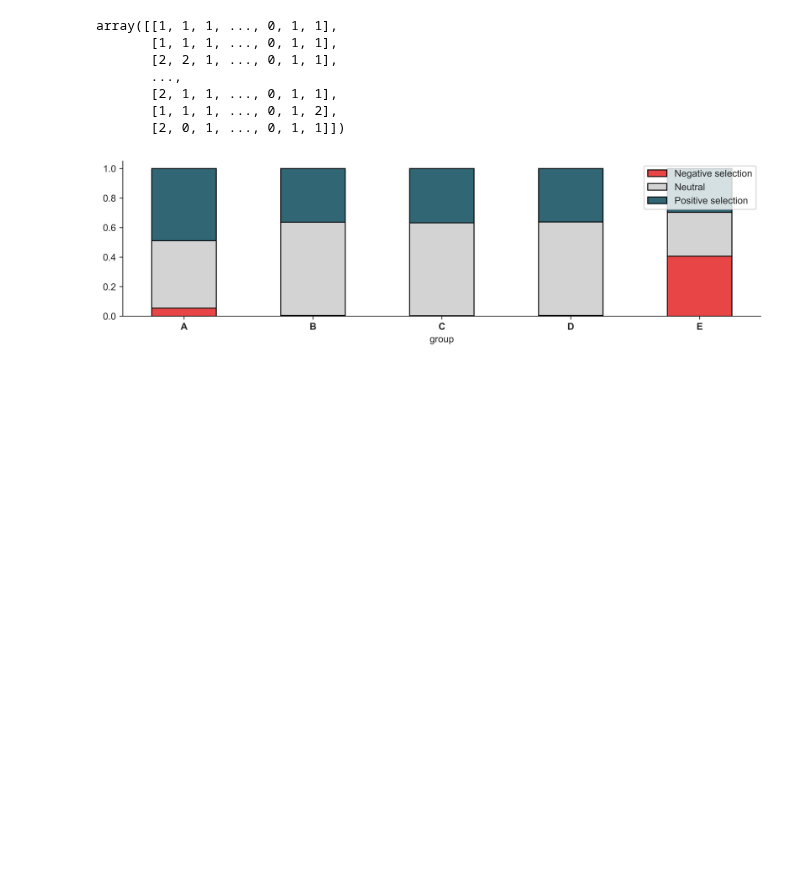
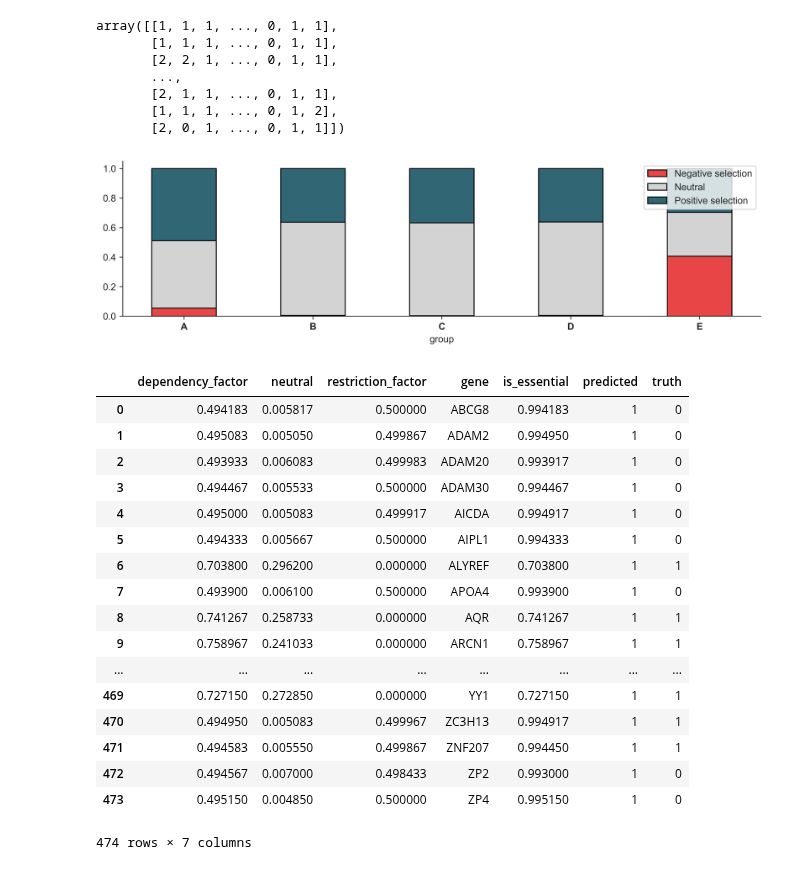
Before and after one commit to cbg-ethz/shm, a Jupyter notebook: analysis/a-structured_hierarchical_linear_models.ipynb, the cells around one changed output. Drawn from its saved outputs; the diff is of its cells as text; code cells hidden in the pictures; blank space fills up the shorter version.

```diff
--- a/analysis/a-structured_hierarchical_linear_models.ipynb
+++ b/analysis/a-structured_hierarchical_linear_models.ipynb
@@ -280,3 +280,8 @@ with CopynumberSHLM(readout, model="mrf", graph=G, use_affinity=True, n_states=3
 Building mrf hierarchical model
 Using categorical MRF with three states
 Building three-state model
+# %%
+trace_dir = "../../../results/biological_ternary/biological_ternary-clustering_model_trace"
+with CopynumberSHLM(readout, model="clustering", graph=G, use_affinity=True, n_states=3) as model:
+    c_trace = pm.load_trace(trace_dir, model = model.model)
+#    ppc_trace = pm.sample_posterior_predictive(trace, 10000, model.model)
@@ -365,3 +374,18 @@ sns.despine()
 plt.show()
 # %% [output]
 [figure]
+# %%
+def compute_posterior_probabilities(trace):
+    def f(x):
+        s = pd.Series(x).value_counts()
+        s /= np.sum(s)
+        keys = list(map(str, s.keys()))
+        d = {e: i for e, i in zip(keys, s)}
+        for k in np.setdiff1d(np.array(['0', '1', '2']), keys):
+            d[k] = 0.0
+        return np.array([d[k] for k in sorted(d.keys())])
+
+    probs = np.apply_along_axis(lambda x: f(x), 0, trace['z']).T
+    return probs
+# %%
+probs = compute_posterior_probabilities(c_trace)
@@ -367,0 +399,21 @@ plt.show()
+# %%
+df
+# %% [output]
+|  | dependency_factor | neutral | restriction_factor | gene | is_essential | predicted | truth |
+| 0 | 0.494183 | 0.005817 | 0.500000 | ABCG8 | 0.994183 | 1 | 0 |
+| 1 | 0.495083 | 0.005050 | 0.499867 | ADAM2 | 0.994950 | 1 | 0 |
+| 2 | 0.493933 | 0.006083 | 0.499983 | ADAM20 | 0.993917 | 1 | 0 |
+| 3 | 0.494467 | 0.005533 | 0.500000 | ADAM30 | 0.994467 | 1 | 0 |
+| 4 | 0.495000 | 0.005083 | 0.499917 | AICDA | 0.994917 | 1 | 0 |
+| 5 | 0.494333 | 0.005667 | 0.500000 | AIPL1 | 0.994333 | 1 | 0 |
+| 6 | 0.703800 | 0.296200 | 0.000000 | ALYREF | 0.703800 | 1 | 1 |
+| 7 | 0.493900 | 0.006100 | 0.500000 | APOA4 | 0.993900 | 1 | 0 |
+| 8 | 0.741267 | 0.258733 | 0.000000 | AQR | 0.741267 | 1 | 1 |
+| 9 | 0.758967 | 0.241033 | 0.000000 | ARCN1 | 0.758967 | 1 | 1 |
+| ... | ... | ... | ... | ... | ... | ... | ... |
+| 469 | 0.727150 | 0.272850 | 0.000000 | YY1 | 0.727150 | 1 | 1 |
+| 470 | 0.494950 | 0.005083 | 0.499967 | ZC3H13 | 0.994917 | 1 | 1 |
+| 471 | 0.494583 | 0.005550 | 0.499867 | ZNF207 | 0.994450 | 1 | 1 |
+| 472 | 0.494567 | 0.007000 | 0.498433 | ZP2 | 0.993000 | 1 | 0 |
+| 473 | 0.495150 | 0.004850 | 0.500000 | ZP4 | 0.995150 | 1 | 0 |
+474 rows × 7 columns
```
Also changed, not shown: parts of 11 cells of this notebook, 1 other file.
